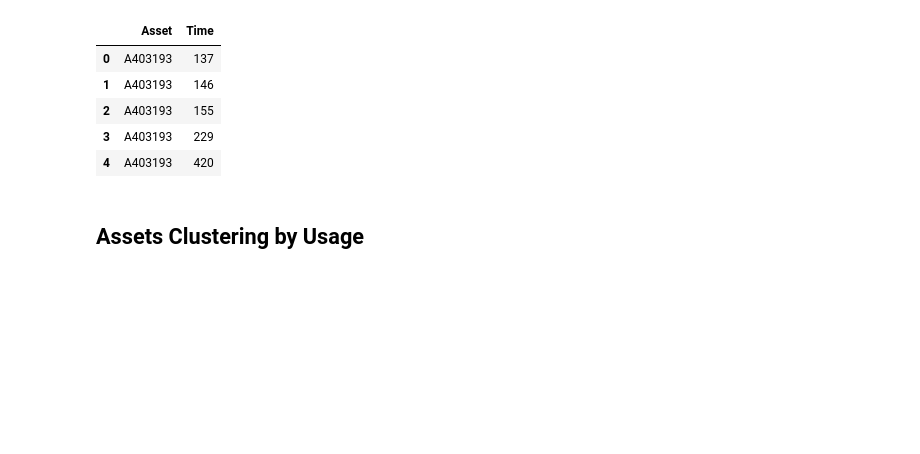
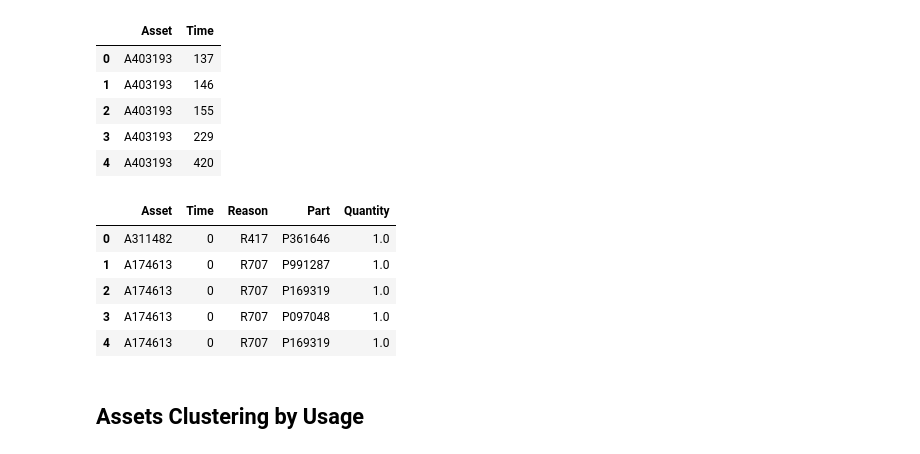
Before and after one commit to ronaldpereira/phm-challenge, a Jupyter notebook: 2014/src/clustering.ipynb, the cells around one changed output. Drawn from its saved outputs; the diff is of its cells as text; code cells hidden in the pictures; blank space fills up the shorter version.

```diff
--- a/2014/src/clustering.ipynb
+++ b/2014/src/clustering.ipynb
@@ -39,7 +39,15 @@ failures.head()
 # %%
 indexes = consumption.query("Quantity <= 0").index
 consumption.drop(indexes, inplace=True)
-consumption.reset_index(inplace=True)
+consumption.reset_index(drop=True, inplace=True)
+consumption.head()
+# %% [output]
+|  | Asset | Time | Reason | Part | Quantity |
+| 0 | A311482 | 0 | R417 | P361646 | 1.0 |
+| 1 | A174613 | 0 | R707 | P991287 | 1.0 |
+| 2 | A174613 | 0 | R707 | P169319 | 1.0 |
+| 3 | A174613 | 0 | R707 | P097048 | 1.0 |
+| 4 | A174613 | 0 | R707 | P169319 | 1.0 |
 # %% [markdown]
 ## Assets Clustering by Usage
 # %%
```
Also changed, not shown: 6 other files.
